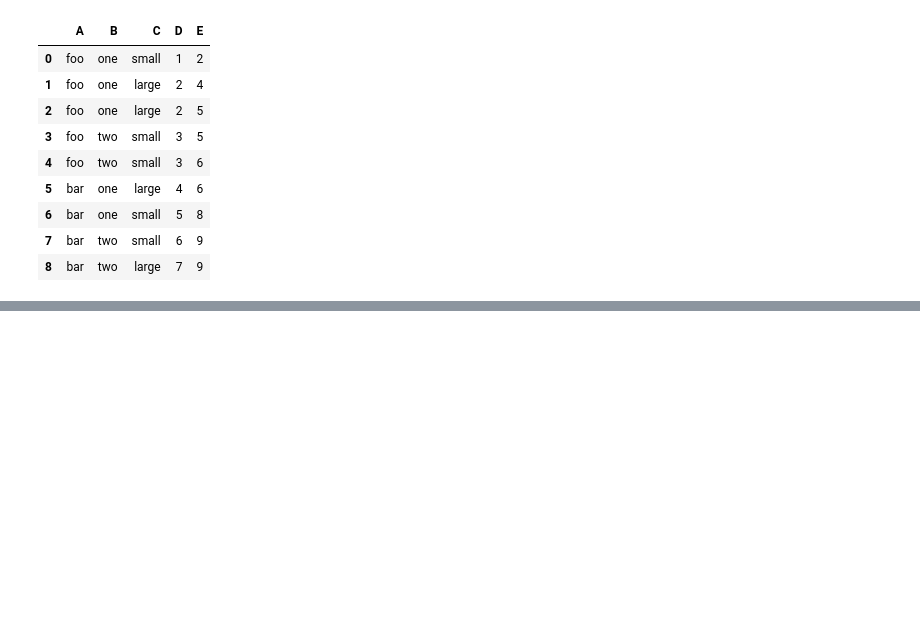
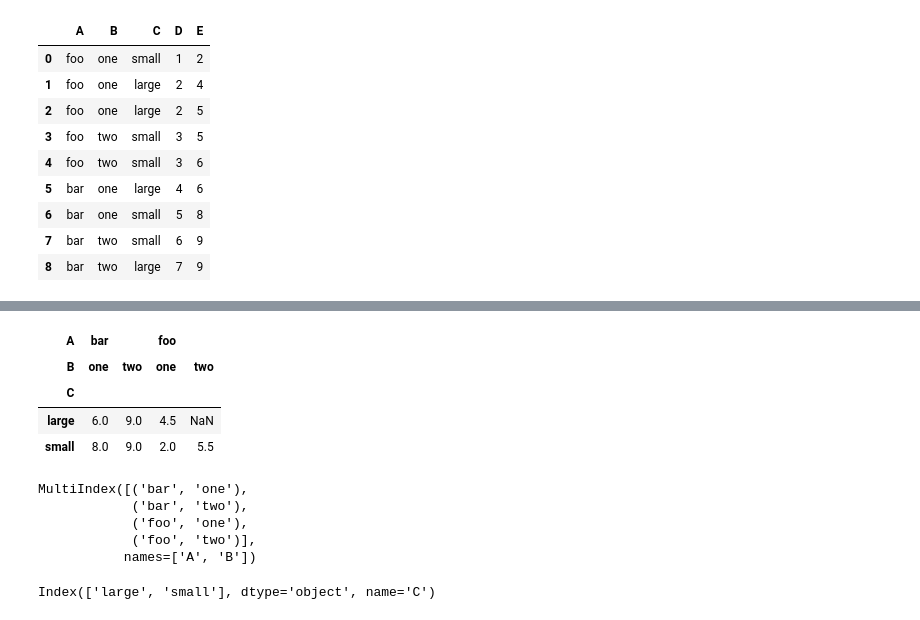
Before and after one commit to Lagom92/study-in-school, a Jupyter notebook: BIG/0716_멀티인덱스&피벗테이블.ipynb, the cells around one changed output, grey strips where cells are left out. Drawn from its saved outputs; the diff is of its cells as text; code cells hidden in the pictures; blank space fills up the shorter version.

```diff
--- a/BIG/0716_멀티인덱스&피벗테이블.ipynb
+++ b/BIG/0716_멀티인덱스&피벗테이블.ipynb
@@ -463,0 +549,23 @@ df
+# %%
+# C의 값으로 인덱스, A, B의 값으로 컬럼, 실제 셀에 들어가는 값은 E의 평균.
+dfr = pd.pivot_table(df, index=['C'], columns=['A', 'B'], values='E')
+dfr
+# %% [output]
+| A | bar |  | foo |  |
+| B | one | two | one | two |
+| C |  |  |  |  |
+| large | 6.0 | 9.0 | 4.5 | NaN |
+| small | 8.0 | 9.0 | 2.0 | 5.5 |
+# %%
+# 이번에는 column이 멀티인덱스
+dfr.columns
+# %% [output]
+MultiIndex([('bar', 'one'),
+            ('bar', 'two'),
+            ('foo', 'one'),
+            ('foo', 'two')],
+           names=['A', 'B'])
+# %%
+dfr.index
+# %% [output]
+Index(['large', 'small'], dtype='object', name='C')
```
Also changed, not shown: parts of 23 cells of this notebook.
